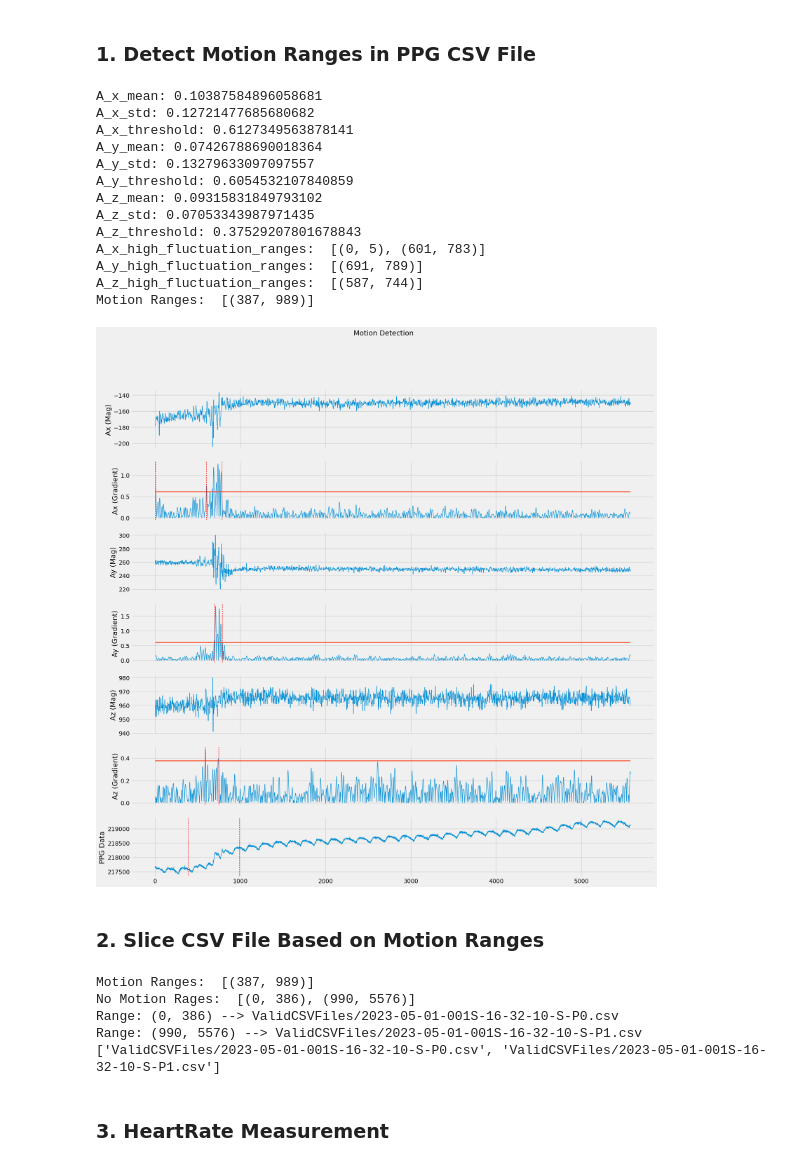
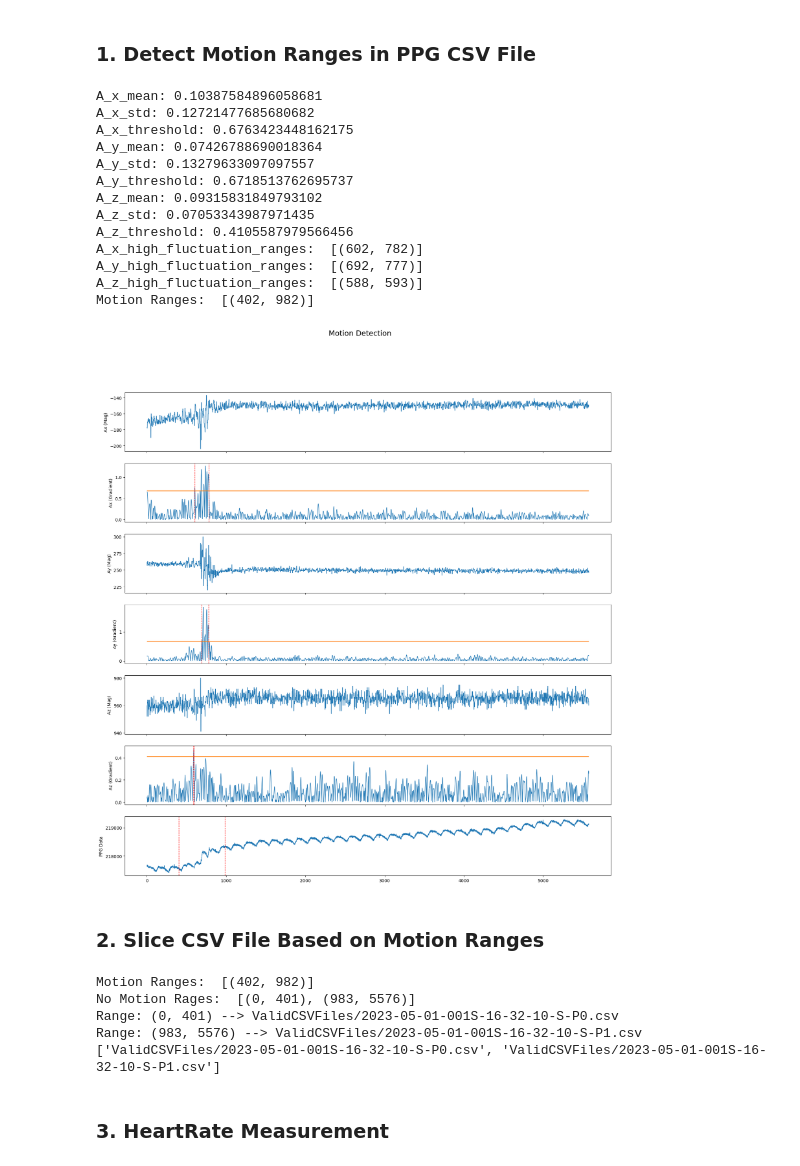
Before and after one commit to vyasdeep668/VitalTracer, a Jupyter notebook: 3_HR_Detection_Algorithm/VTDataAnalysis(new signals)/2023-05-01-001S-16-32-10-S/PPGDataAnalysis(2023-05-01-001S-16-32-10-S).ipynb, the cells around one changed output. Cells and saved outputs as stored; diff of their text form; code cells hidden in the pictures.

```diff
--- a/3_HR_Detection_Algorithm/VTDataAnalysis(new signals)/2023-05-01-001S-16-32-10-S/PPGDataAnalysis(2023-05-01-001S-16-32-10-S).ipynb
+++ b/3_HR_Detection_Algorithm/VTDataAnalysis(new signals)/2023-05-01-001S-16-32-10-S/PPGDataAnalysis(2023-05-01-001S-16-32-10-S).ipynb
@@ -111,7 +111,7 @@ def detectMotion(ppg_data_csv_file_path):
     # 1. A_x (X Axis Computation)
     A_x_mean = np.mean(A_x)
     A_x_std = np.std(A_x)
-    A_x_threshold = A_x_mean + 4 * A_x_std  # set the threshold as 3 times the standard deviation above the mean
+    A_x_threshold = A_x_mean + 4.5 * A_x_std  # set the threshold as 3 times the standard deviation above the mean
     print("A_x_mean:", A_x_mean)
     print("A_x_std:", A_x_std)
     print("A_x_threshold:", A_x_threshold)
@@ -119,7 +119,7 @@ def detectMotion(ppg_data_csv_file_path):
     # 2. A_y (Y Axis Computation)
     A_y_mean = np.mean(A_y)
     A_y_std = np.std(A_y)
-    A_y_threshold = A_y_mean + 4 * A_y_std  # set the threshold as 3 times the standard deviation above the mean
+    A_y_threshold = A_y_mean + 4.5 * A_y_std  # set the threshold as 3 times the standard deviation above the mean
     print("A_y_mean:", A_y_mean)
     print("A_y_std:", A_y_std)
     print("A_y_threshold:", A_y_threshold)
@@ -128,7 +128,7 @@ def detectMotion(ppg_data_csv_file_path):
     # 3. A_z (Z Axis Computation)
     A_z_mean = np.mean(A_z)
     A_z_std = np.std(A_z)
-    A_z_threshold = A_z_mean + 4 * A_z_std  # set the threshold as 3 times the standard deviation above the mean
+    A_z_threshold = A_z_mean + 4.5 * A_z_std  # set the threshold as 3 times the standard deviation above the mean
     print("A_z_mean:", A_z_mean)
     print("A_z_std:", A_z_std)
     print("A_z_threshold:", A_z_threshold)
@@ -281,41 +281,41 @@ def detectMotion(ppg_data_csv_file_path):
     axs[4].set_ylabel('Az (Mag)')
     axs[5].plot(acceleration_data.index, A_z, linewidth=1)
     axs[5].plot(acceleration_data.index, [A_z_threshold]*max_samples, linewidth=2)
     for A_z_high_fluctuation_range in A_z_high_fluctuation_ranges:
         axs[5].axvline(A_z_high_fluctuation_range[0], color='red', linestyle='--', linewidth=1)
         axs[5].axvline(A_z_high_fluctuation_range[1], color='red', linestyle='--', linewidth=1)
     axs[5].set_ylabel('Az (Gradient)')
 
     axs[6].plot(acceleration_data.index, ppg_data, linewidth=1)
     for finalMotionRange in finalMotionRanges:
         axs[6].axvline(finalMotionRange[0], color='red', linestyle='--', linewidth=1)
         axs[6].axvline(finalMotionRange[1], color='red', linestyle='--', linewidth=1)
     axs[6].set_ylabel('PPG Data')
 
     plt.suptitle('Motion Detection')
     PATH = ppg_data_csv_file_path + '(Motion_Detection_Plot).png'
     plt.savefig(PATH)
 
     return finalMotionRanges
 
 
 motionRanges = detectMotion(CSV_FILE_PATH)
 print("Motion Ranges: ", motionRanges)
 # %% [output]
 A_x_mean: 0.10387584896058681
 A_x_std: 0.12721477685680682
-A_x_threshold: 0.6127349563878141
+A_x_threshold: 0.6763423448162175
 A_y_mean: 0.07426788690018364
 A_y_std: 0.13279633097097557
-A_y_threshold: 0.6054532107840859
+A_y_threshold: 0.6718513762695737
 A_z_mean: 0.09315831849793102
 A_z_std: 0.07053343987971435
-A_z_threshold: 0.37529207801678843
-A_x_high_fluctuation_ranges:  [(0, 5), (601, 783)]
-A_y_high_fluctuation_ranges:  [(691, 789)]
-A_z_high_fluctuation_ranges:  [(587, 744)]
-Motion Ranges:  [(387, 989)]
+A_z_threshold: 0.4105587979566456
+A_x_high_fluctuation_ranges:  [(602, 782)]
+A_y_high_fluctuation_ranges:  [(692, 777)]
+A_z_high_fluctuation_ranges:  [(588, 593)]
+Motion Ranges:  [(402, 982)]
-[figure, old version]
+[figure, new version]
 # %% [markdown]
 ### 2. Slice CSV File Based on Motion Ranges
 # %%
@@ -376,10 +376,10 @@ def generateValidPPGDataCSVFiles(ppg_data_csv_file_path, motionRanges):
 valid_csv_files = generateValidPPGDataCSVFiles(CSV_FILE_PATH, motionRanges)
 print(valid_csv_files)
 # %% [output]
-Motion Ranges:  [(387, 989)]
-No Motion Rages:  [(0, 386), (990, 5576)]
-Range: (0, 386) --> ValidCSVFiles/2023-05-01-001S-16-32-10-S-P0.csv
-Range: (990, 5576) --> ValidCSVFiles/2023-05-01-001S-16-32-10-S-P1.csv
+Motion Ranges:  [(402, 982)]
+No Motion Rages:  [(0, 401), (983, 5576)]
+Range: (0, 401) --> ValidCSVFiles/2023-05-01-001S-16-32-10-S-P0.csv
+Range: (983, 5576) --> ValidCSVFiles/2023-05-01-001S-16-32-10-S-P1.csv
 ['ValidCSVFiles/2023-05-01-001S-16-32-10-S-P0.csv', 'ValidCSVFiles/2023-05-01-001S-16-32-10-S-P1.csv']
 # %% [markdown]
 ### 3. HeartRate Measurement
```
Also changed, not shown: parts of 1 cell of this notebook, 37 other files.
